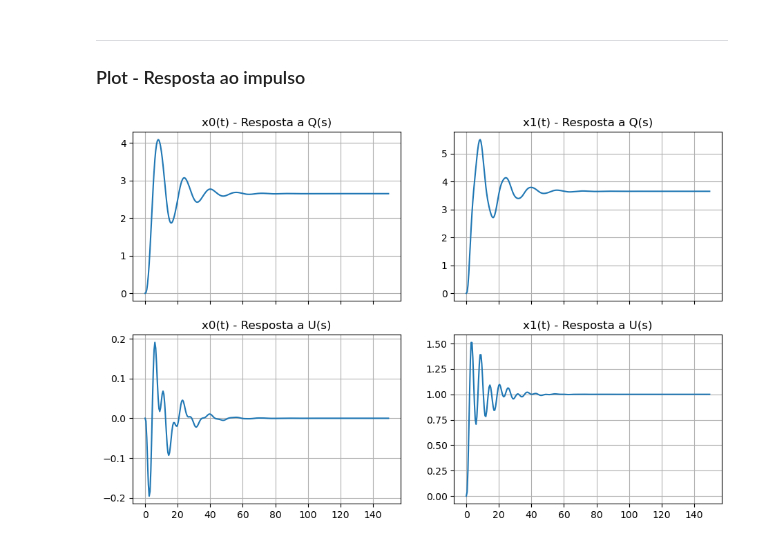
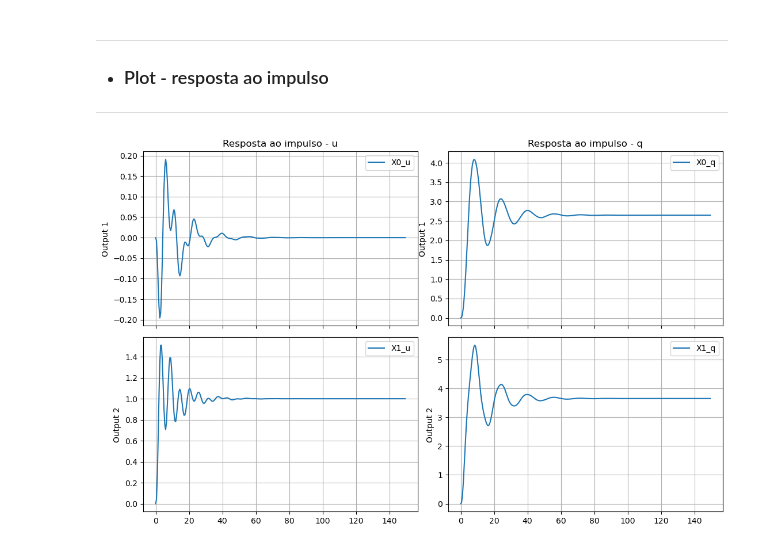
Before and after one commit to AlisonTristao/renovaveis, a Jupyter notebook: model.ipynb, the cells around one changed output. Saved outputs shown, nothing was run; the diff lists cells and outputs as text; code cells hidden in the pictures.

```diff
--- a/model.ipynb
+++ b/model.ipynb
@@ -130,0 +165,13 @@ gain_x1_u: zoo
+# %%
+H_z_matriz = [[] for _ in range(H.rows)]
+
+# converter cada canal para TF discreto
+for i in range(H.rows):
+    for j in range(H.cols):
+        H_z_matriz[i].append(ctl.sample_system(H_s_matriz[i][j], T, method="zoh"))
+
+# print
+for hi in H_z_matriz:
+    for hj in hi:
+        print_tf(hj)
+        print()
@@ -235,33 +223,18 @@ Ts = 0.5
-# %% [markdown]
----
-### Plot - Resposta ao impulso
-# %%
-# funcao de transferencia da integral discreta Ts/(1 - z^-1)
-delta = ctl.tf([T, 0], [1, -1], T)
-
-# plota a resposta ao impulso discreta
-t_x0_q_imp, y_x0_q_imp = ctl.impulse_response(sysd_x0_q, T=np.arange(t_start, t_end, T))
-t_x1_q_imp, y_x1_q_imp = ctl.impulse_response(sysd_x1_q, T=np.arange(t_start, t_end, T))
-t_x0_u_imp, y_x0_u_imp = ctl.impulse_response(sysd_x0_u, T=np.arange(t_start, t_end, T))
-t_x1_u_imp, y_x1_u_imp = ctl.impulse_response(sysd_x1_u, T=np.arange(t_start, t_end, T))
-
-fig, axs = plt.subplots(2, 2, figsize=(11, 7), sharex=True)
-
-# x0 e x1
-axs[0, 0].plot(t_x0_q_imp, y_x0_q_imp)
-axs[0, 0].set_title('x0(t) - Resposta a Q(s)')
-axs[0, 0].grid(True)
-
-axs[0, 1].plot(t_x1_q_imp, y_x1_q_imp)
-axs[0, 1].set_title('x1(t) - Resposta a Q(s)')
-axs[0, 1].grid(True)
-
-axs[1, 0].plot(t_x0_u_imp, y_x0_u_imp)
-axs[1, 0].set_title('x0(t) - Resposta a U(s)')
-axs[1, 0].grid(True)
-
-axs[1, 1].plot(t_x1_u_imp, y_x1_u_imp)
-axs[1, 1].set_title('x1(t) - Resposta a U(s)')
-axs[1, 1].grid(True)
-# %% [output]
-[figure, removed]
+# %% [markdown]
+---
+* ### Plot - resposta ao impulso
+---
+# %%
+# plot a resposta ao impulso
+y_matriz_out = [[] for _ in range(H.rows)]
+
+for i in range(H.rows):
+    for j in range(H.cols):
+        t_out, y_out = ctl.impulse_response(H_z_matriz[i][j], T=time)
+        y_plot = [y_out.tolist(), "X{}_{}".format(i, cols_name[j]), 'C0', None]
+        y_matriz_out[i].append(y_plot)
+
+# plot
+plot(time, y_matriz_out, "Resposta ao impulso", cols_name)
+# %% [output]
+[figure, added]
```
Also changed, not shown: parts of 19 cells of this notebook.
